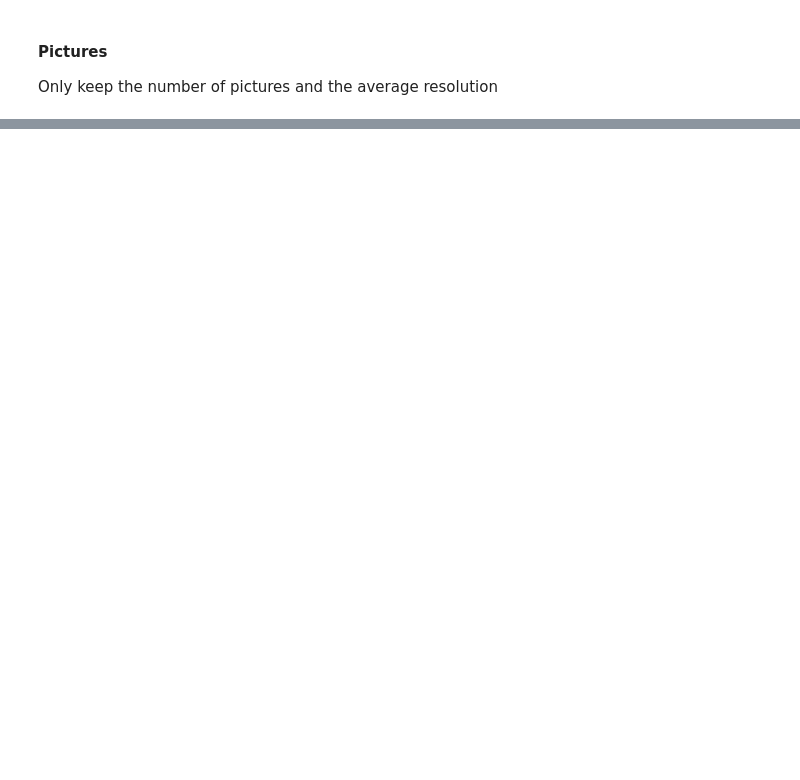
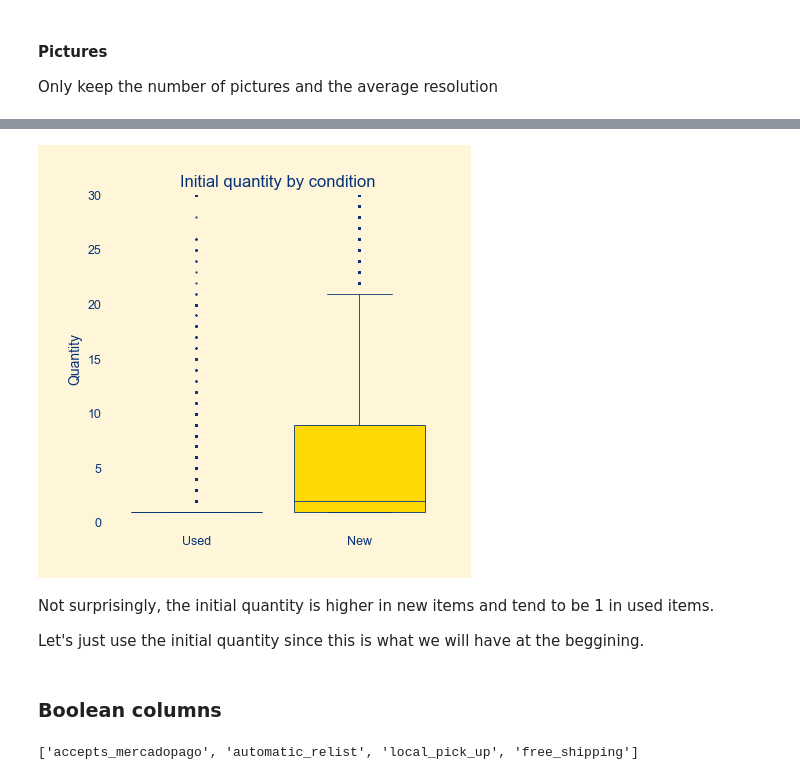
Before and after one commit to dewith/new-or-used, a Jupyter notebook: notebooks/01_data_exploration.ipynb, the cells around one changed output, grey strips where cells are left out. Cells and saved outputs as stored; diff of their text form; code cells hidden in the pictures; blank space fills up the shorter version.

```diff
--- a/notebooks/01_data_exploration.ipynb
+++ b/notebooks/01_data_exploration.ipynb
@@ -729,0 +1115,2 @@ plt.show()
+# %%
+df.drop(['start_time', 'start_hour', 'stop_time'], axis=1, inplace=True)
@@ -729,0 +1130,29 @@ plt.show()
+# %%
+fig, ax = plt.subplots(1, 1, figsize=(4, 4))
+sns.boxplot(
+    x='condition',
+    y='initial_quantity',
+    data=df,
+    fliersize=0.6,
+    linewidth=0.6,
+    linecolor=colors['lines'],
+    legend=False,
+    saturation=1,
+    ax=ax,
+)
+ax.set_title('Initial quantity by condition')
+ax.set_ylabel('Quantity')
+ax.set_xlabel('')
+ax.set_xticks([0, 1])
+ax.set_xticklabels(['Used', 'New'])
+ax.set_ylim(0, 30)
+ax.spines[['left', 'bottom']].set_visible(False)
+
+plt.tight_layout()
+plt.show()
+# %% [output]
+[figure, added]
+# %% [markdown]
+Not surprisingly, the initial quantity is higher in new items and tend to be 1 in used items.
+
+Let's just use the initial quantity since this is what we will have at the beggining.
@@ -729,0 +1161,2 @@ plt.show()
+# %% [markdown]
+### Boolean columns
@@ -729,0 +1165,4 @@ plt.show()
+# %%
+bool_cols
+# %% [output]
+['accepts_mercadopago', 'automatic_relist', 'local_pick_up', 'free_shipping']
```
Also changed, not shown: parts of 144 cells of this notebook, 2 other files.
